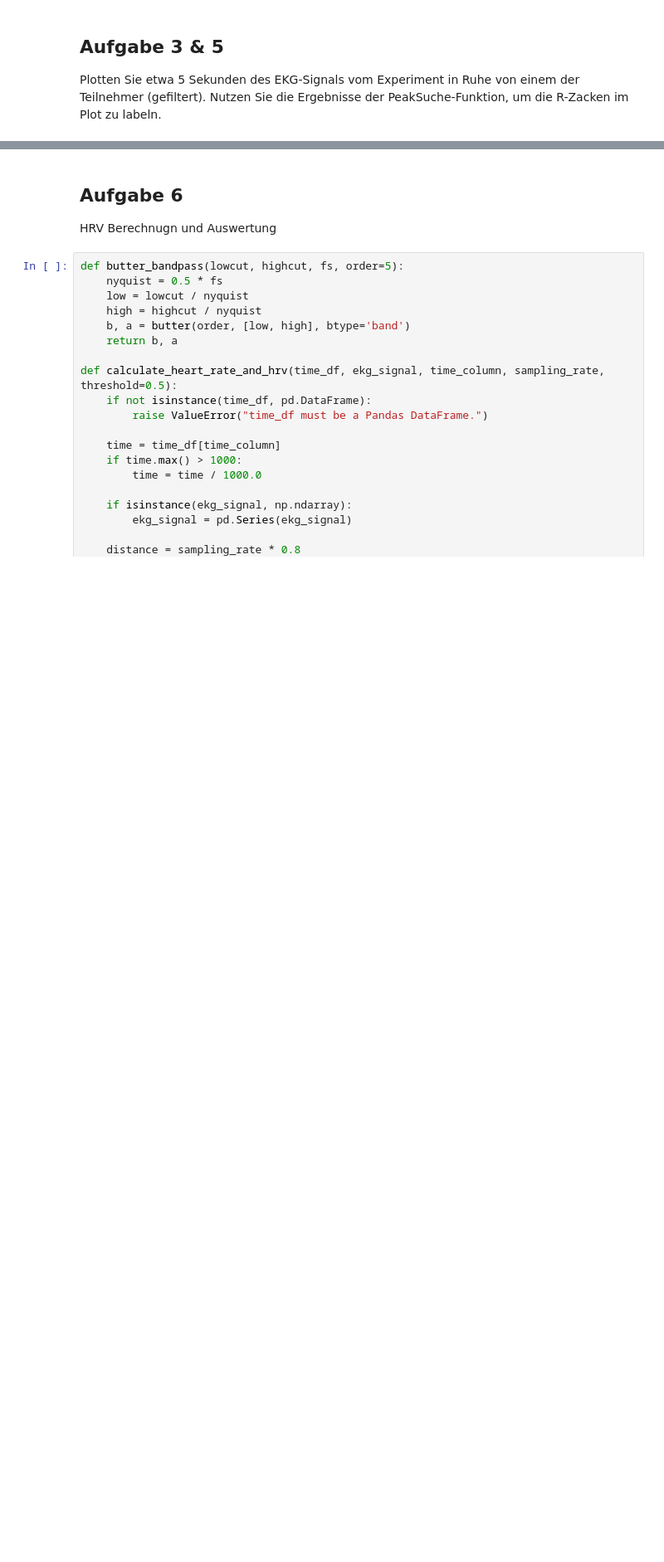
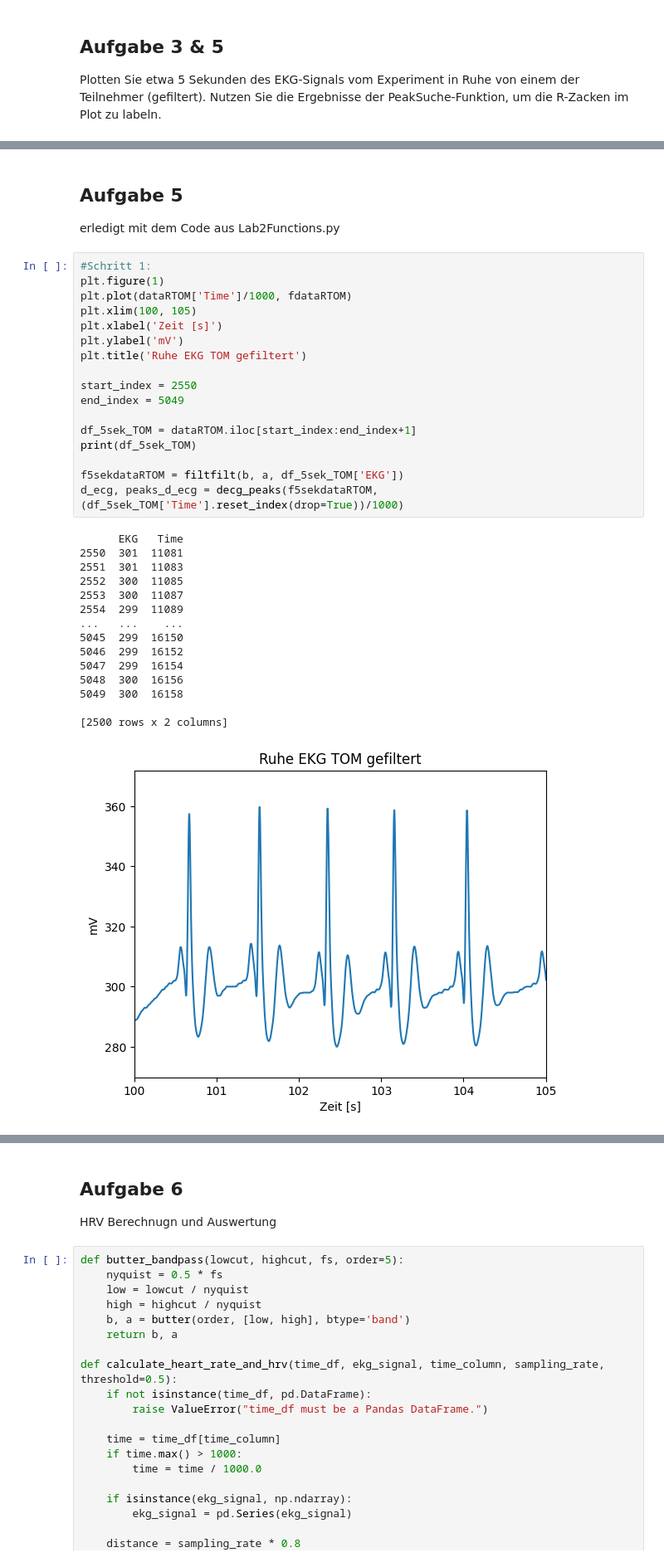
Before and after one commit to tomperg/Biosignalverarbeitung_Selbsthilfegruppe, a Jupyter notebook: Assignment2_Abgabe.ipynb, the cells around one changed output, grey strips where cells are left out. Shown at 83% size. Cells and saved outputs as stored; diff of their text form; blank space fills up the shorter version.

```diff
--- a/Assignment2_Abgabe.ipynb
+++ b/Assignment2_Abgabe.ipynb
@@ -316,0 +317,36 @@ plt.show()
+# %% [markdown]
+## Aufgabe 5
+erledigt mit dem Code aus Lab2Functions.py
+# %%
+#Schritt 1:
+plt.figure(1)
+plt.plot(dataRTOM['Time']/1000, fdataRTOM)
+plt.xlim(100, 105)
+plt.xlabel('Zeit [s]')
+plt.ylabel('mV')
+plt.title('Ruhe EKG TOM gefiltert')
+
+start_index = 2550
+end_index = 5049
+
+df_5sek_TOM = dataRTOM.iloc[start_index:end_index+1]
+print(df_5sek_TOM)
+
+f5sekdataRTOM = filtfilt(b, a, df_5sek_TOM['EKG'])
+d_ecg, peaks_d_ecg = decg_peaks(f5sekdataRTOM, (df_5sek_TOM['Time'].reset_index(drop=True))/1000)
+# %% [output]
+      EKG   Time
+2550  301  11081
+2551  301  11083
+2552  300  11085
+2553  300  11087
+2554  299  11089
+...   ...    ...
+5045  299  16150
+5046  299  16152
+5047  299  16154
+5048  300  16156
+5049  300  16158
+
+[2500 rows x 2 columns]
+[figure, added]
```
Also changed, not shown: parts of 13 cells of this notebook, 7 other files.
